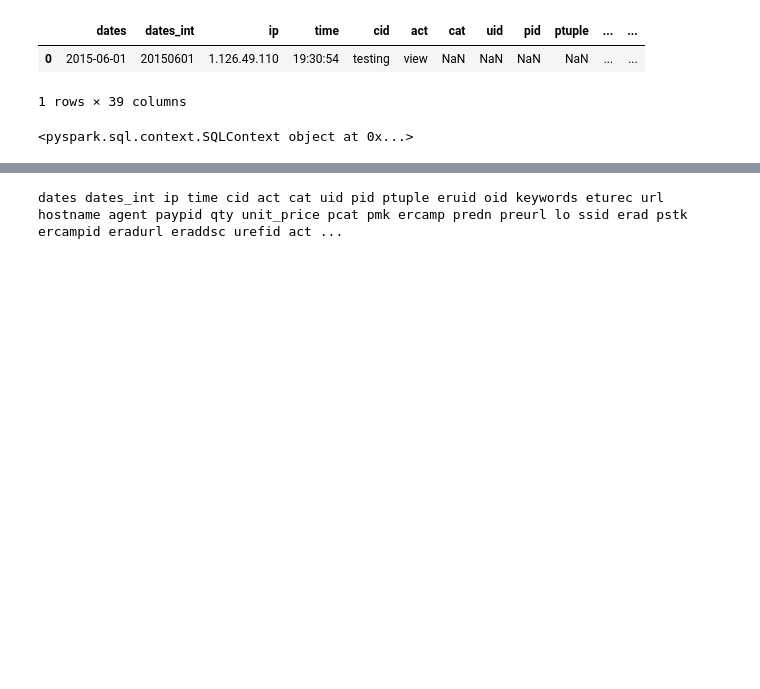
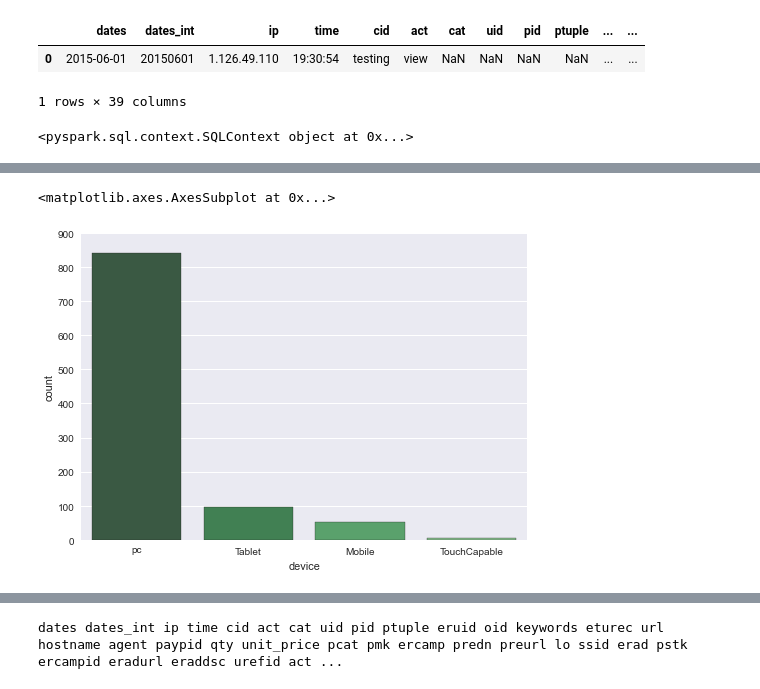
Before and after one commit to wlsherica/FunTime, a Jupyter notebook: pyspk/UTM_user_detection-checkpoint.ipynb, the cells around one changed output, grey strips where cells are left out. Saved outputs shown, nothing was run; the diff lists cells and outputs as text; code cells hidden in the pictures; blank space fills up the shorter version.

```diff
--- a/pyspk/UTM_user_detection-checkpoint.ipynb
+++ b/pyspk/UTM_user_detection-checkpoint.ipynb
@@ -53,0 +60,33 @@ thin_testlog.head(3)
+# %%
+sqlContext.registerFunction("getDevice", lambda x: parse(x).device.family)
+sqlContext.registerFunction("getBrowser", lambda x: parse(x).browser.family)
+sqlContext.registerFunction("getOS", lambda x: parse(x).os.family)
+
+def deviceDetect(string):
+    user_agt = parse(string)
+    if user_agt.is_mobile:
+        device = "Mobile"
+    elif user_agt.is_tablet:
+        device = "Tablet"
+    elif user_agt.is_touch_capable:
+        device = "TouchCapable"
+    elif user_agt.is_pc:
+        device = "pc"
+    elif user_agt.is_bot:
+        device = "bot"
+    else:
+        device = "Others"
+    return device
+
+sqlContext.registerFunction("getSDevice", lambda x: deviceDetect(x))
+
+agent = sqlContext.sql("select distinct eruid, getSDevice(agent) as device, getBrowser(agent) as browser, \
+                        getOS(agent) as OS from log")
+
+agent.registerTempTable("agent")
+#agt_10 = userlog.head(200)
+
+#agt_10.is_copy = False
+#agt_10['Browser'] = agt_10.apply(lambda row: parse(row['agent']).browser.family, axis=1)
+#agt_10['Os'] = agt_10.apply(lambda row: parse(row['agent']).os.family, axis=1)
+#agt_10['Device'] = agt_10.apply(lambda row: parse(row['agent']).device.family, axis=1)
@@ -53,0 +112,5 @@ thin_testlog.head(3)
+# %%
+sns.countplot(x="device", data=agent.toPandas(), palette="Greens_d")
+# %% [output]
+<matplotlib.axes.AxesSubplot at 0x...>
+[figure, added]
```
Also changed, not shown: parts of 34 cells of this notebook.
